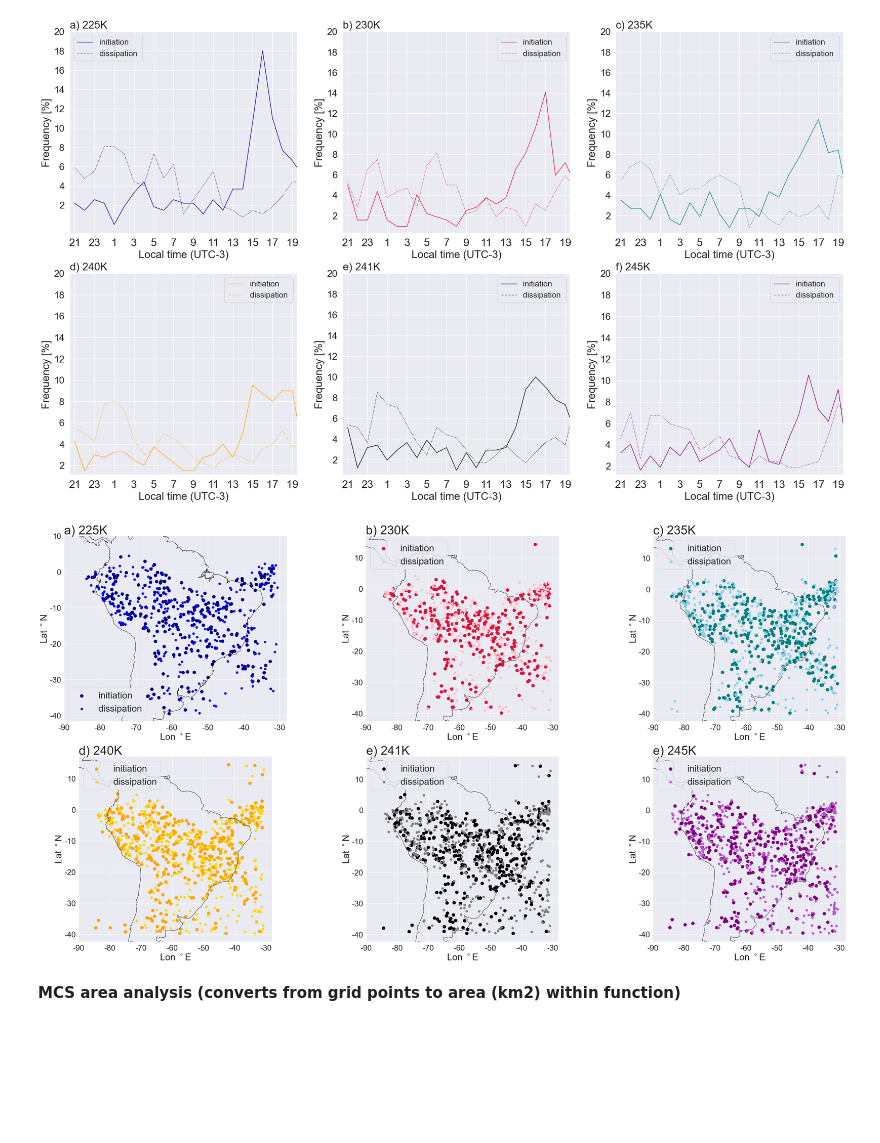
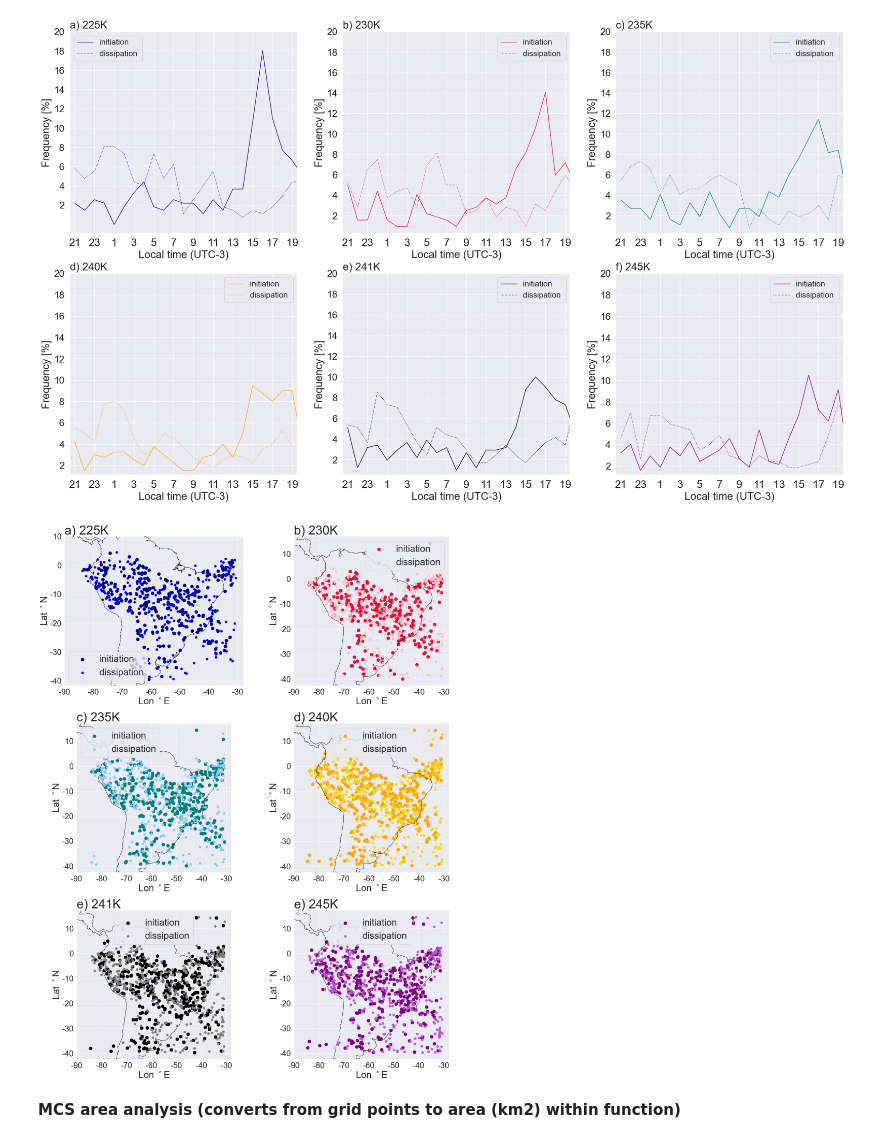
Before and after one commit to harrietgilmour/tobac_sensitivity, a Jupyter notebook: analysis_singleTb.ipynb, the cells around one changed output. Saved outputs shown, nothing was run; the diff lists cells and outputs as text; code cells hidden in the pictures; blank space fills up the shorter version.

Commit message:
init diss plots update

```diff
--- a/analysis_singleTb.ipynb
+++ b/analysis_singleTb.ipynb
@@ -277,7 +277,7 @@ init_lats_245, init_lons_245, diss_lats_245, diss_lons_245 = functions.get_init(
 # %%
 import cartopy.crs as ccrs
 
-fig = plt.figure(figsize=(40,20))
+fig = plt.figure(figsize=(20,25))
 xlabels=[-90,-70,-50,-30]
 ylabels= [-40,-30,-20,-10,0,10]
 # markersize
@@ -287,7 +287,7 @@ f=40
 
 plt.subplots_adjust(wspace=0,hspace=0)
 # Locations of initiation and dissipation of MCSs
-ax1 = plt.subplot(2, 3, 1, projection=ccrs.PlateCarree())
+ax1 = plt.subplot(3, 2, 1, projection=ccrs.PlateCarree())
 ax1.set_title('a) 225K ', loc='left', fontsize= f )
 ax1.scatter(init_lons_225, init_lats_225,  color='darkblue',marker='o', s = s, transform=ccrs.PlateCarree(),label= 'initiation')
 ax1.scatter(diss_lons_225, diss_lats_225,  color='blue',marker='o', s = s/2, transform=ccrs.PlateCarree(),label= 'dissipation')
@@ -300,7 +300,7 @@ ax1.set_yticklabels(ax1.get_yticks().astype(int),fontsize=25)
 ax1.set_xlabel('Lon $^\circ$E',  fontsize=30)
 ax1.set_ylabel('Lat $^\circ$N',  fontsize=30)
 
-ax2 = plt.subplot(2, 3, 2, projection=ccrs.PlateCarree())
+ax2 = plt.subplot(3, 2, 2, projection=ccrs.PlateCarree())
 ax2.set_title('b) 230K ', loc='left', fontsize= f )
 ax2.scatter(init_lons_230, init_lats_230,  color='crimson',marker='o', s = s, transform=ccrs.PlateCarree(),label= 'initiation')
 ax2.scatter(diss_lons_230, diss_lats_230,  color='pink',marker='o', s = s/2, transform=ccrs.PlateCarree(),label= 'dissipation')
@@ -313,7 +313,7 @@ ax2.set_yticklabels(ax1.get_yticks().astype(int),fontsize=25)
 ax2.set_xlabel('Lon $^\circ$E',  fontsize=30)
 ax2.set_ylabel('Lat $^\circ$N',  fontsize=30)
 
-ax3 = plt.subplot(2, 3, 3, projection=ccrs.PlateCarree())
+ax3 = plt.subplot(3, 2, 3, projection=ccrs.PlateCarree())
 ax3.set_title('c) 235K ', loc='left', fontsize= f )
 ax3.scatter(init_lons_235, init_lats_235,  color='teal',marker='o', s = s, transform=ccrs.PlateCarree(),label= 'initiation')
 ax3.scatter(diss_lons_235, diss_lats_235,  color='skyblue',marker='o', s = s/2, transform=ccrs.PlateCarree(),label= 'dissipation')
@@ -326,7 +326,7 @@ ax3.set_yticklabels(ax1.get_yticks().astype(int),fontsize=25)
 ax3.set_xlabel('Lon $^\circ$E',  fontsize=30)
 ax3.set_ylabel('Lat $^\circ$N',  fontsize=30)
 
-ax4 = plt.subplot(2, 3, 4, projection=ccrs.PlateCarree())
+ax4 = plt.subplot(3, 2, 4, projection=ccrs.PlateCarree())
 ax4.set_title('d) 240K ', loc='left', fontsize= f )
 ax4.scatter(init_lons_240, init_lats_240,  color='orange',marker='o', s = s, transform=ccrs.PlateCarree(),label= 'initiation')
 ax4.scatter(diss_lons_240, diss_lats_240,  color='gold',marker='o', s = s/2, transform=ccrs.PlateCarree(),label= 'dissipation')
@@ -339,37 +339,37 @@ ax4.set_yticklabels(ax1.get_yticks().astype(int),fontsize=25)
 ax4.set_xlabel('Lon $^\circ$E',  fontsize=30)
 ax4.set_ylabel('Lat $^\circ$N',  fontsize=30)
 
-ax5 = plt.subplot(2, 3, 5, projection=ccrs.PlateCarree())
+ax5 = plt.subplot(3, 2, 5, projection=ccrs.PlateCarree())
 ax5.set_title('e) 241K ', loc='left', fontsize= f )
 ax5.scatter(init_lons_241, init_lats_241,  color='black',marker='o', s = s, transform=ccrs.PlateCarree(),label= 'initiation')
 ax5.scatter(diss_lons_241, diss_lats_241,  color='grey',marker='o', s = s/2, transform=ccrs.PlateCarree(),label= 'dissipation')
 ax5.coastlines()
 ax5.legend(fontsize= 30)
 ax5.set_xticks(xlabels, xlabels)
 ax5.set_yticks(ylabels,ylabels)
 ax5.set_xticklabels(ax1.get_xticks().astype(int),fontsize=25)
 ax5.set_yticklabels(ax1.get_yticks().astype(int),fontsize=25)
 ax5.set_xlabel('Lon $^\circ$E',  fontsize=30)
 ax5.set_ylabel('Lat $^\circ$N',  fontsize=30)
 
-ax6 = plt.subplot(2, 3, 6, projection=ccrs.PlateCarree())
+ax6 = plt.subplot(3, 2, 6, projection=ccrs.PlateCarree())
 ax6.set_title('e) 245K ', loc='left', fontsize= f )
 ax6.scatter(init_lons_245, init_lats_245,  color='purple',marker='o', s = s, transform=ccrs.PlateCarree(),label= 'initiation')
 ax6.scatter(diss_lons_245, diss_lats_245,  color='mediumorchid',marker='o', s = s/2, transform=ccrs.PlateCarree(),label= 'dissipation')
 ax6.coastlines()
 ax6.legend(fontsize= 30)
 ax6.set_xticks(xlabels, xlabels)
 ax6.set_yticks(ylabels,ylabels)
 ax6.set_xticklabels(ax1.get_xticks().astype(int),fontsize=25)
 ax6.set_yticklabels(ax1.get_yticks().astype(int),fontsize=25)
 ax6.set_xlabel('Lon $^\circ$E',  fontsize=30)
 ax6.set_ylabel('Lat $^\circ$N',  fontsize=30)
 
 fig.tight_layout()
 
 plt.savefig('Plot/Jan_1998/singleTb/Init_diss_loc_Tb_thresholds_Jan1998.png')
 # %% [output]
-[figure, old version]
+[figure, new version]
 # %% [markdown]
 **MCS area analysis (converts from grid points to area (km2) within function)**
 # %%
```
Also changed, not shown: parts of 1 cell of this notebook, 2 other files.
